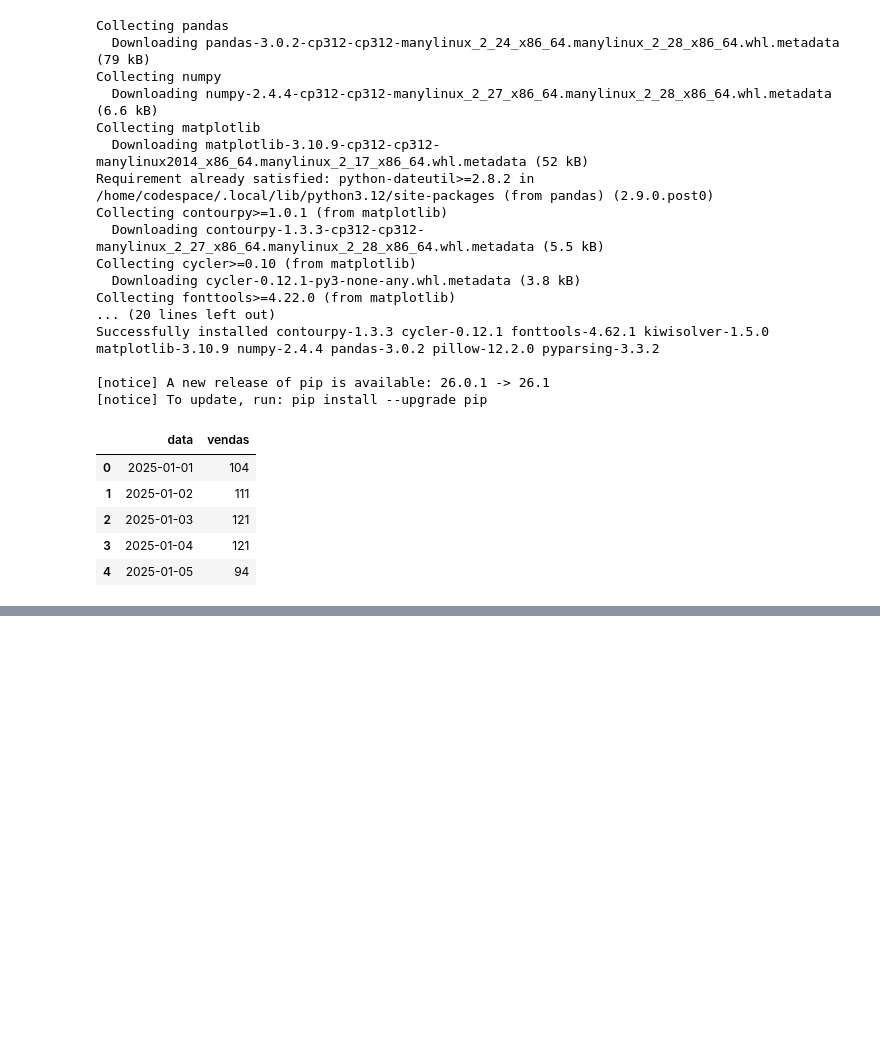
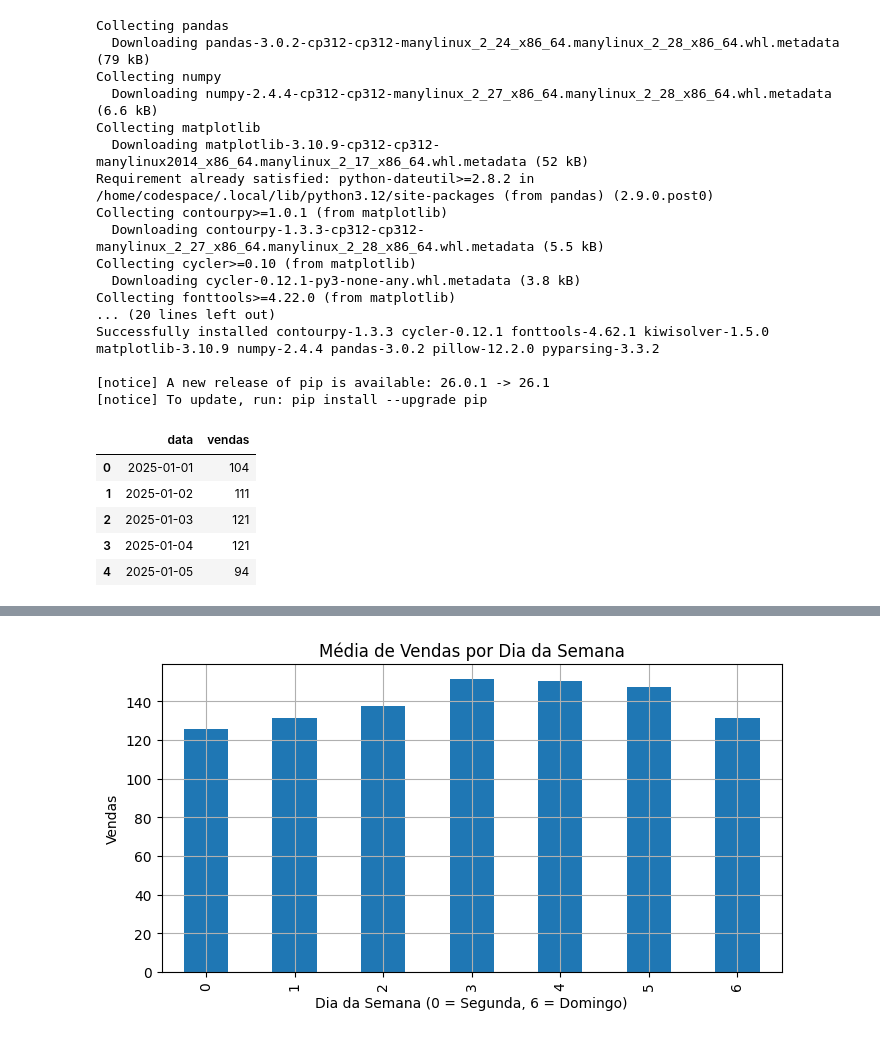
Before and after one commit to jairo-costa/Previsao_de_Demanda_de_Vendas_com_Analise_Exploratoria_e_Baseline, a Jupyter notebook: notebooks/01_previsão_demanda_vendas.ipynb, the cells around one changed output, grey strips where cells are left out. Cells and saved outputs as stored; diff of their text form; code cells hidden in the pictures; blank space fills up the shorter version.

```diff
--- a/notebooks/01_previsão_demanda_vendas.ipynb
+++ b/notebooks/01_previsão_demanda_vendas.ipynb
@@ -90,0 +174,6 @@ df.to_csv("../data/vendas_simuladas.csv", index=False)
+# %%
+df['dia_semana'] = df.index.dayofweek
+
+media_por_dia = df.groupby('dia_semana')['vendas'].mean()
+
+media_por_dia
@@ -90,0 +190,13 @@ df.to_csv("../data/vendas_simuladas.csv", index=False)
+# %%
+plt.figure(figsize=(8,4))
+
+media_por_dia.plot(kind='bar')
+
+plt.title('Média de Vendas por Dia da Semana')
+plt.xlabel('Dia da Semana (0 = Segunda, 6 = Domingo)')
+plt.ylabel('Vendas')
+plt.grid()
+
+plt.show()
+# %% [output]
+[figure, added]
```
Also changed, not shown: parts of 15 cells of this notebook, 2 other files.
